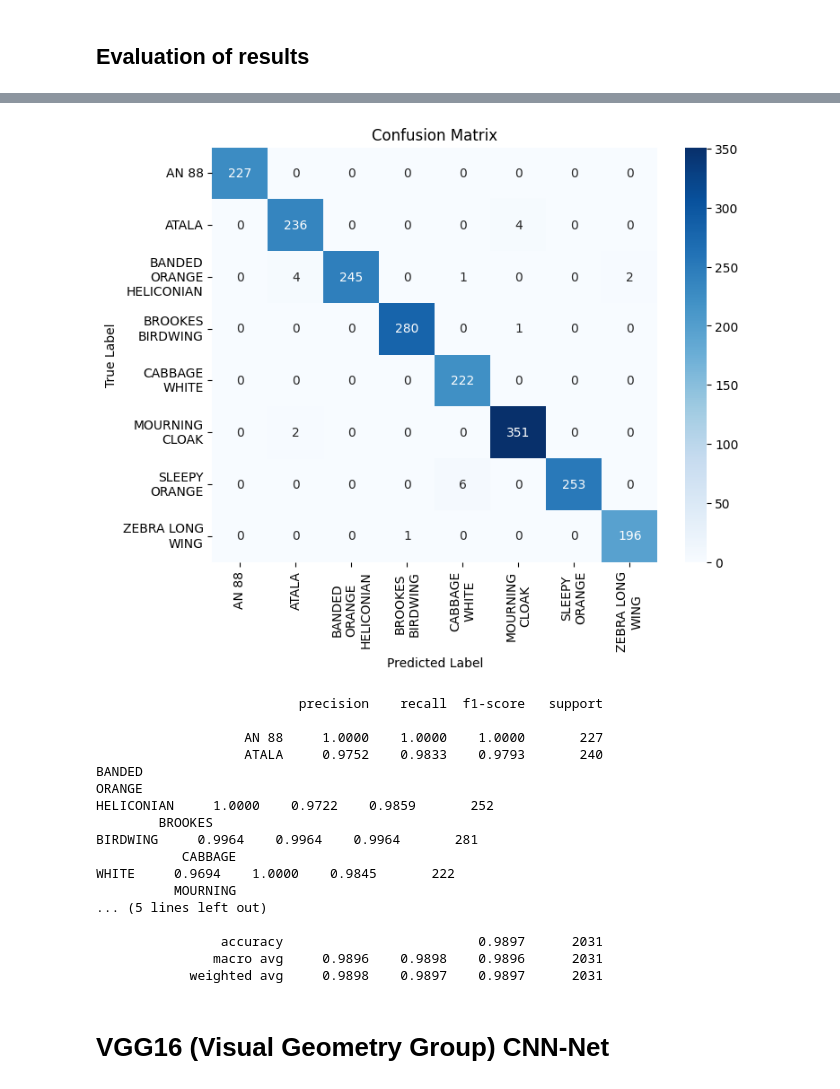
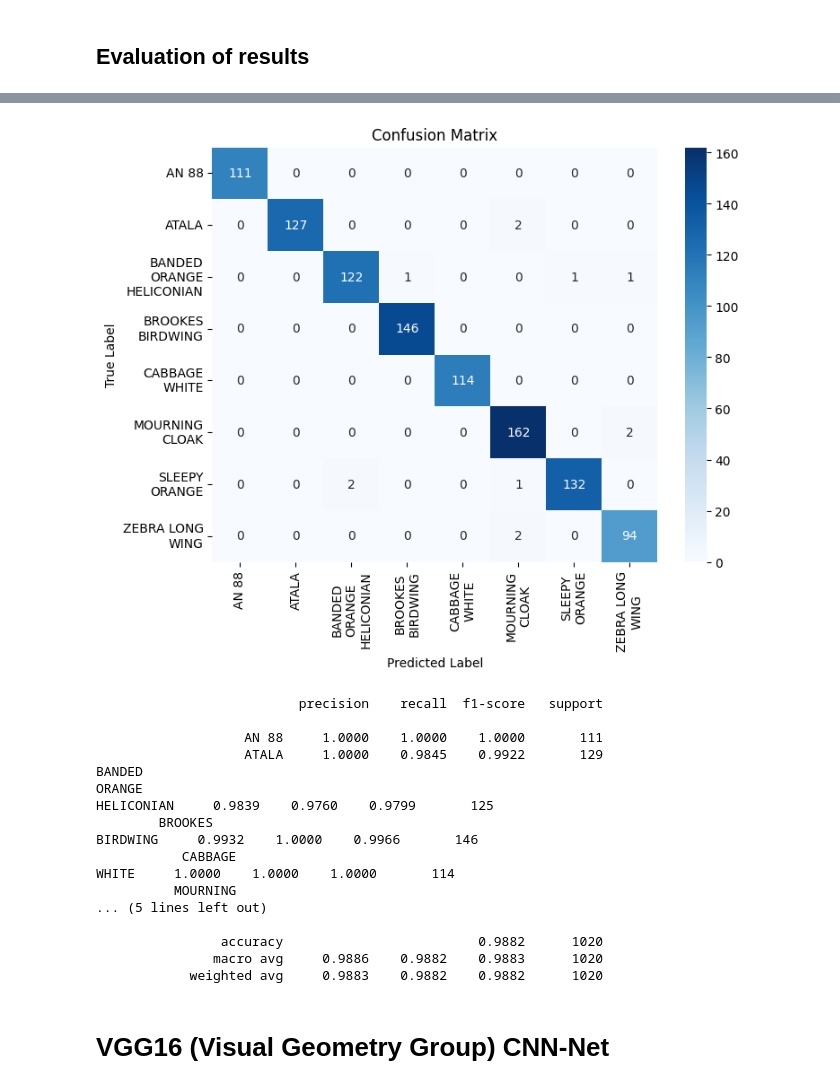
Before and after one commit to antonioap101/FSI_Practica2, a Jupyter notebook: MariposasPractica2_Antonio_Pablo.ipynb, the cells around one changed output, grey strips where cells are left out. Drawn from its saved outputs; the diff is of its cells as text; code cells hidden in the pictures.

```diff
--- a/MariposasPractica2_Antonio_Pablo.ipynb
+++ b/MariposasPractica2_Antonio_Pablo.ipynb
@@ -151,7 +151,6 @@ test_ds = tf.keras.preprocessing.image_dataset_from_directory(
 )
 
 '''
-
 train_ds = tf.keras.preprocessing.image_dataset_from_directory(
     directory=data_dir,
     validation_split=0.2,
@@ -174,6 +173,7 @@ val_ds = tf.keras.preprocessing.image_dataset_from_directory(
 '''
 train_ds = train_ds.prefetch(buffer_size=32)
 val_ds = val_ds.prefetch(buffer_size=32)
+test_ds = test_ds.prefetch(buffer_size=32)
 # '''
 # %% [output]
 Found 7106 files belonging to 8 classes.
@@ -243,10 +245,11 @@ h = model.fit(
         train_ds, # train_gen,
         epochs=epochs,
         validation_data=val_ds,
-        callbacks = [es]
+        callbacks = [es],
+        # steps_per_epoch=200 # (steps_per_epoch = total_samples / batch_size)
 )
 
-# model = tf.keras.models.load_model('trained_models/butterfly_model.h5') # Load the model
-model.save('trained_models/butterfly_model.h5')  # Save as HDF5 file
+model = tf.keras.models.load_model('trained_models/butterfly_model.h5') # Load the model
+# model.save('trained_models/butterfly_model.h5')  # Save as HDF5 file
 # %% [output]
 Epoch 1/100
@@ -360,23 +362,23 @@ def split_labels(labels, max_length):
     return formatted_labels
 
 
-def evaluate_model(train_dir, model, val_ds, max_label_length=15):
+def evaluate_model(test_dir, model, test_ds, max_label_length=15):
     """
     Function to evaluate a model with a validation dataset.
     Displays the confusion matrix and classification report.
 
     Args:
-    train_dir (str): Training data directory to load class names.
+    test_dir (str): Test dataset directory to load class names
     model (keras.Model): Model to evaluate.
-    val_ds (tf.data.Dataset): Validation dataset.
+    test_ds (tf.data.Dataset): Test dataset.
     max_label_length (int): Maximum allowed label length before splitting at word boundaries.
     """
     # Load class names and plit long labels at word boundaries
-    class_names = split_labels(labels=image_dataset_from_directory(directory=train_dir).class_names,
+    class_names = split_labels(labels=image_dataset_from_directory(directory=test_dir).class_names,
                                max_length= max_label_length)
 
     # Generate predictions and true labels
-    results = np.concatenate([(y.numpy(), model.predict(x)) for x, y in val_ds], axis=1)
+    results = np.concatenate([(y.numpy(), model.predict(x)) for x, y in test_ds], axis=1)
     predictions = np.argmax(results[1], axis=1)
     labels = np.argmax(results[0], axis=1)
 
@@ -398,5 +400,5 @@ def evaluate_model(train_dir, model, val_ds, max_label_length=15):
     print(formatted_classification_report)
 
 # Example usage:
-evaluate_model(train_dir, model, val_ds, max_label_length=11)
+evaluate_model(test_dir, model, test_ds, max_label_length=11)
 # %% [output]
@@ -420,21 +422,21 @@ Found 8098 files belonging to 8 classes.
-[figure, old version]
+[figure, new version]
                           precision    recall  f1-score   support
 
-                   AN 88     1.0000    1.0000    1.0000       227
-                   ATALA     0.9752    0.9833    0.9793       240
+                   AN 88     1.0000    1.0000    1.0000       111
+                   ATALA     1.0000    0.9845    0.9922       129
 BANDED
 ORANGE
-HELICONIAN     1.0000    0.9722    0.9859       252
+HELICONIAN     0.9839    0.9760    0.9799       125
         BROOKES
-BIRDWING     0.9964    0.9964    0.9964       281
+BIRDWING     0.9932    1.0000    0.9966       146
            CABBAGE
-WHITE     0.9694    1.0000    0.9845       222
+WHITE     1.0000    1.0000    1.0000       114
           MOURNING
 ... (5 lines left out)
 
-                accuracy                         0.9897      2031
-               macro avg     0.9896    0.9898    0.9896      2031
-            weighted avg     0.9898    0.9897    0.9897      2031
+                accuracy                         0.9882      1020
+               macro avg     0.9886    0.9882    0.9883      1020
+            weighted avg     0.9883    0.9882    0.9882      1020
 # %% [markdown]
 # VGG16 (Visual Geometry Group) CNN-Net
 # %% [markdown]
```
Also changed, not shown: parts of 7 cells of this notebook, 3 other files.
